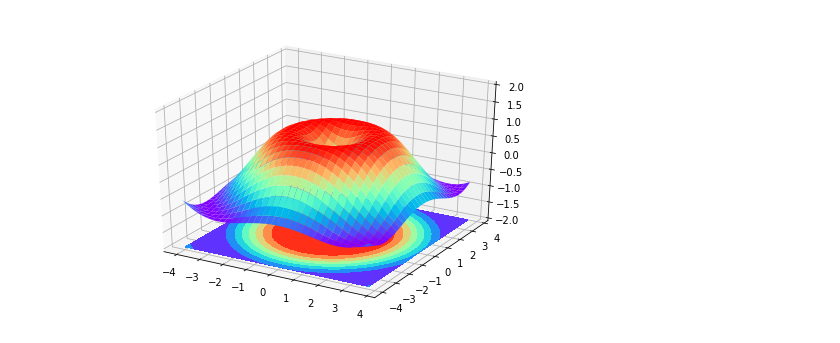
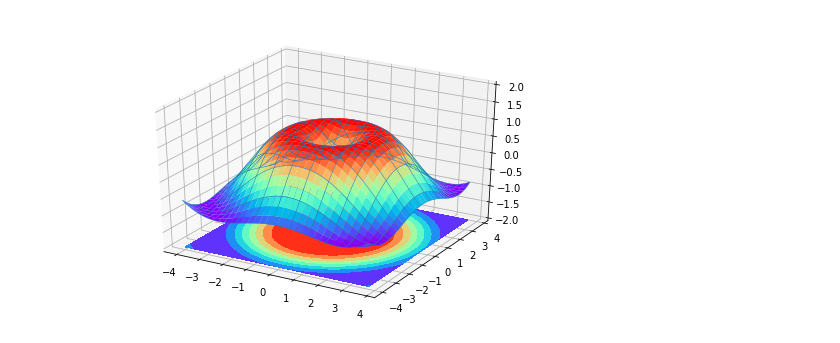
Before and after one commit to wengelearning/jupyter, a Jupyter notebook: matplotlib-3D绘图.ipynb, the cells around one changed output. Saved outputs shown, nothing was run; the diff lists cells and outputs as text; code cells hidden in the pictures.

```diff
--- a/matplotlib-3D绘图.ipynb
+++ b/matplotlib-3D绘图.ipynb
@@ -11,14 +10,17 @@ plt.show()
 # %%
 fig=plt.figure()
 ax=Axes3D(fig)
 x=np.arange(-4,4,0.25)
 y=np.arange(-4,4,0.25)
 X,Y=np.meshgrid(x,y)
 R=np.sqrt(X**2+Y**2)
 Z=np.sin(R)
+# alpha定义透明度，cmap是color map
+# rstride和cstride是两个方向上的采样，越小越精细，lw是线宽
 ax.plot_surface(X,Y,Z,rstride=1,cstride=1,cmap=plt.get_cmap('rainbow'))
+ax.plot_wireframe(X,Y,Z,rstride=3,cstride=3,lw=0.5)
 ax.contourf(X,Y,Z,zdir='z',offset=-2,cmap='rainbow')
 ax.set_zlim(-2,2)
 plt.show()
 # %% [output]
-[figure, old version]
+[figure, new version]
```
Also changed, not shown: parts of 9 cells of this notebook, 3 other files.
